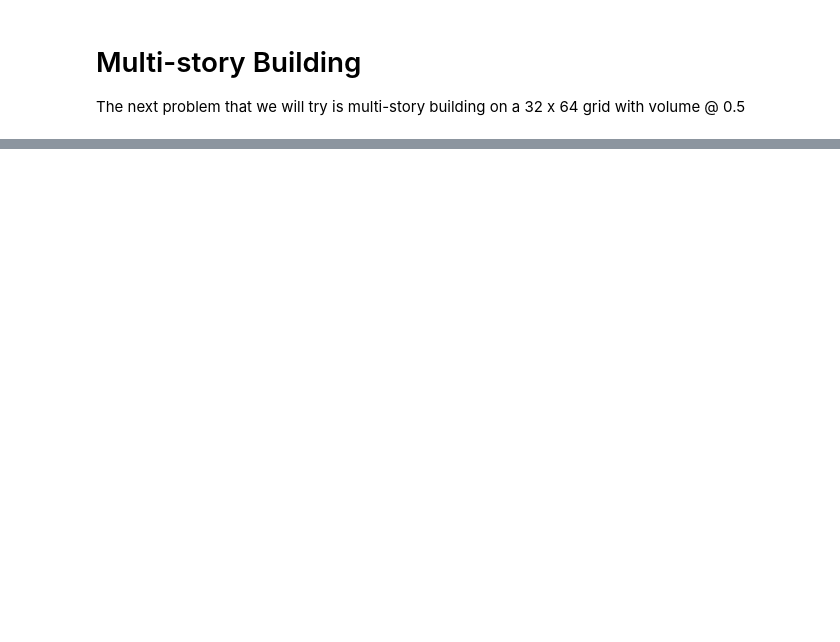
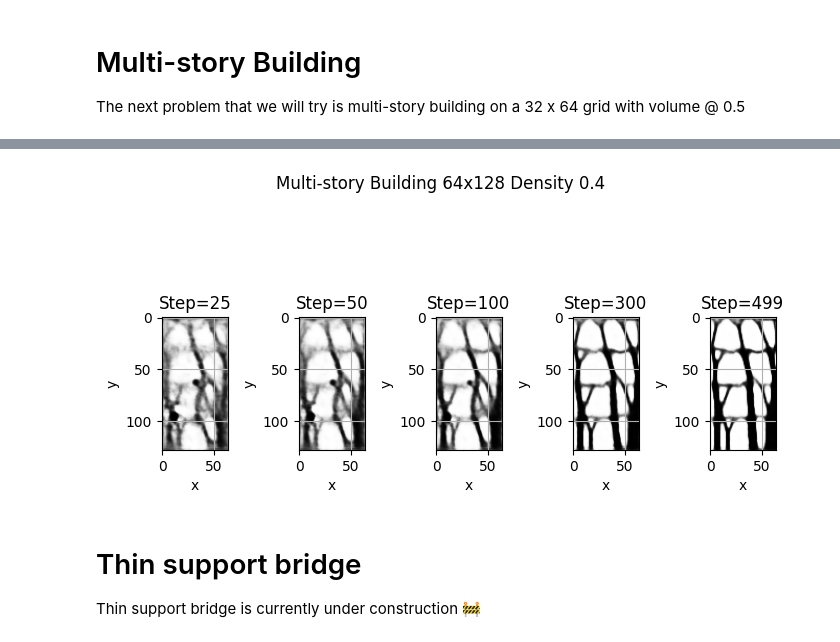
Before and after one commit to sun-umn/NCVX-Neural-Structural-Optimization, a Jupyter notebook: notebooks/Structural Optimization - CNN 🕋.ipynb, the cells around one changed output, grey strips where cells are left out. Saved outputs shown, nothing was run; the diff lists cells and outputs as text; code cells hidden in the pictures; blank space fills up the shorter version.

```diff
--- a/notebooks/Structural Optimization - CNN 🕋.ipynb
+++ b/notebooks/Structural Optimization - CNN 🕋.ipynb
@@ -294,0 +197,7 @@ ax.grid()
+# %%
+problem = problems.PROBLEMS_BY_NAME['multistory_building_64x128_0.4']
+
+# Get the arguments for the problem
+args = topo_api.specified_task(problem)
+# %%
+rendered_frames, losses = train.train_adam(problem, cnn_kwargs, lr=6e-4)
@@ -294,0 +222,24 @@ ax.grid()
+# %%
+# Get the final frame
+frames = [25, 50, 100, 300, len(rendered_frames) - 1]
+
+# Create a figure and axis
+fig, axes = plt.subplots(1, 5, figsize=(7, 4))
+axes = axes.flatten()
+
+for idx, frames in enumerate(frames):
+    # Show the structure in grayscale
+    im = axes[idx].imshow(rendered_frames[frames].detach().numpy(), cmap='Greys')
+    axes[idx].set_ylabel('y')
+    axes[idx].set_xlabel('x')
+    axes[idx].grid()
+    axes[idx].set_title(f'Step={frames}')
+
+plt.suptitle('Multi-story Building 64x128 Density 0.4')
+fig.tight_layout()
+# %% [output]
+[figure, added]
+# %% [markdown]
+# Thin support bridge
+
+Thin support bridge is currently under construction 🚧
```
Also changed, not shown: parts of 19 cells of this notebook, 2 other files.
